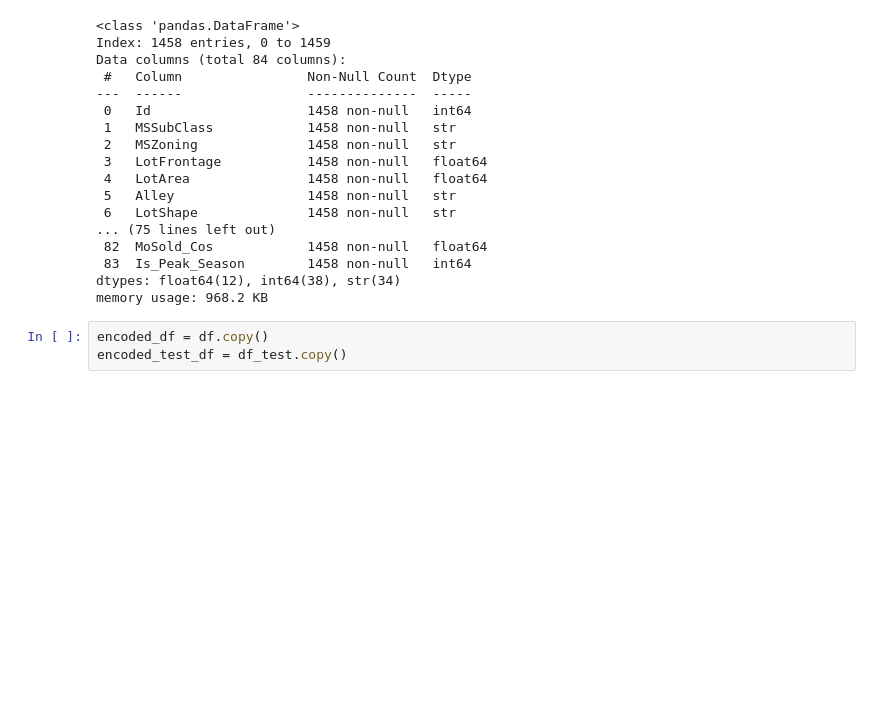
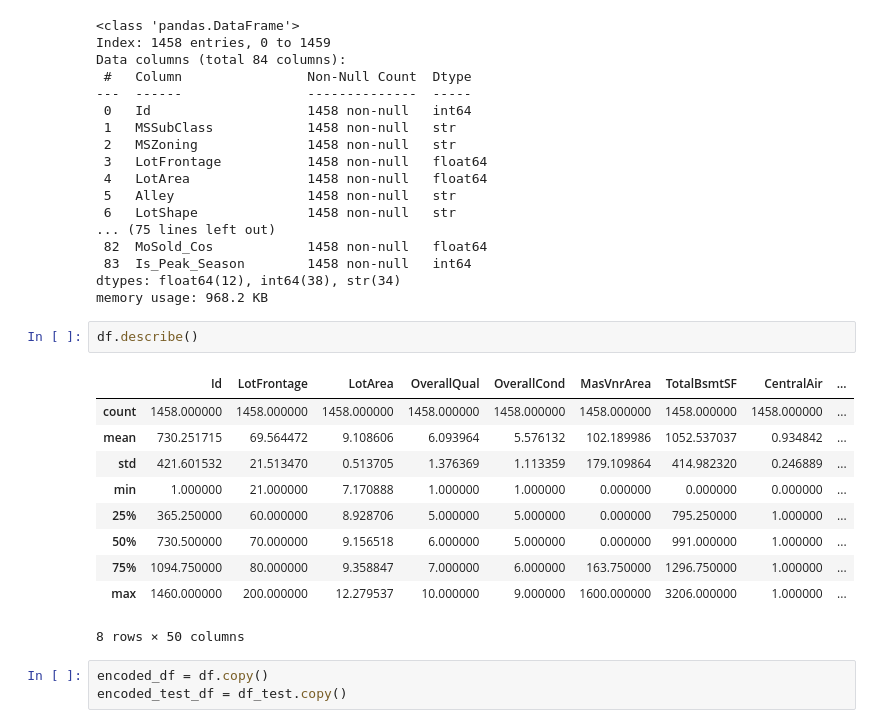
Before and after one commit to Ivanchesq/final_project_menotring, a Jupyter notebook: EDA house prices.ipynb, the cells around one changed output. Cells and saved outputs as stored; diff of their text form; blank space fills up the shorter version.

```diff
--- a/EDA house prices.ipynb
+++ b/EDA house prices.ipynb
@@ -2447,6 +2447,19 @@ Data columns (total 84 columns):
  83  Is_Peak_Season        1458 non-null   int64
 dtypes: float64(12), int64(38), str(34)
 memory usage: 968.2 KB
+# %%
+df.describe()
+# %% [output]
+|  | Id | LotFrontage | LotArea | OverallQual | OverallCond | MasVnrArea | TotalBsmtSF | CentralAir | ... |
+| count | 1458.000000 | 1458.000000 | 1458.000000 | 1458.000000 | 1458.000000 | 1458.000000 | 1458.000000 | 1458.000000 | ... |
+| mean | 730.251715 | 69.564472 | 9.108606 | 6.093964 | 5.576132 | 102.189986 | 1052.537037 | 0.934842 | ... |
+| std | 421.601532 | 21.513470 | 0.513705 | 1.376369 | 1.113359 | 179.109864 | 414.982320 | 0.246889 | ... |
+| min | 1.000000 | 21.000000 | 7.170888 | 1.000000 | 1.000000 | 0.000000 | 0.000000 | 0.000000 | ... |
+| 25% | 365.250000 | 60.000000 | 8.928706 | 5.000000 | 5.000000 | 0.000000 | 795.250000 | 1.000000 | ... |
+| 50% | 730.500000 | 70.000000 | 9.156518 | 6.000000 | 5.000000 | 0.000000 | 991.000000 | 1.000000 | ... |
+| 75% | 1094.750000 | 80.000000 | 9.358847 | 7.000000 | 6.000000 | 163.750000 | 1296.750000 | 1.000000 | ... |
+| max | 1460.000000 | 200.000000 | 12.279537 | 10.000000 | 9.000000 | 1600.000000 | 3206.000000 | 1.000000 | ... |
+8 rows × 50 columns
 # %%
 encoded_df = df.copy()
 encoded_test_df = df_test.copy()
```
Also changed, not shown: parts of 1 cell of this notebook, 11 other files.
